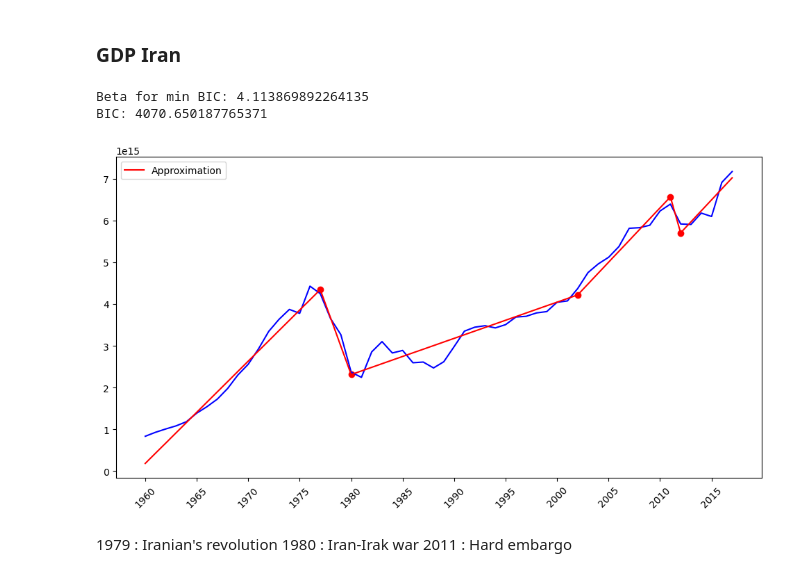
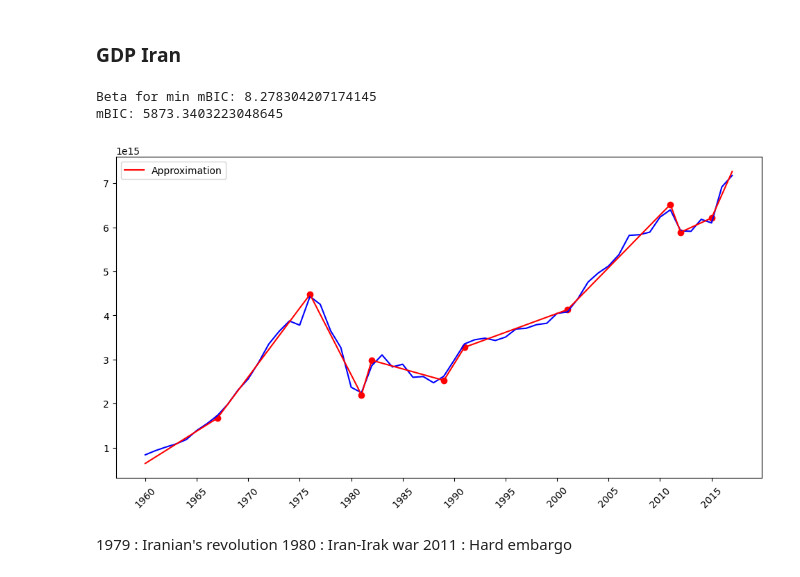
Before and after one commit to QMoayedpour/CPD_MVA, a Jupyter notebook: ntbk/main.ipynb, the cells around one changed output. Saved outputs shown, nothing was run; the diff lists cells and outputs as text; code cells hidden in the pictures.

```diff
--- a/ntbk/main.ipynb
+++ b/ntbk/main.ipynb
@@ -249,24 +288,22 @@ BIC:  3044.581702120418
 # %%
 ### Loading the data...
 with open("../data/gdp_iran.json", "r") as file:
     data = json.load(file)
 
 gdp_iran = np.array(data["series"][0]["raw"])
 idxs = np.array(data["time"]["raw"])
 ###
 sigma = median_abs_deviation(np.diff(gdp_iran))
 
 
 h = LogCost(1)
 
-beta = 10 * np.log(len(gdp_iran))
-
 detector = CPOP(gdp_iran, sigma, beta, h, idxs=idxs)
-detector.compute_max_criterion(beta_range=np.linspace(0.5, 20, 39), log_n=True, upd_sigma=True, verbose=True, reset_sigma=False, criterion="BIC", noticks=False)
+detector.compute_max_criterion(beta_range=np.linspace(0.5, 20, 39), log_n=True, upd_sigma=True, verbose=True, reset_sigma=False, criterion="mBIC", noticks=False)
 # %% [output]
-Beta for min BIC: 4.113869892264135
-BIC: 4070.650187765371
+Beta for min mBIC: 8.278304207174145
+mBIC: 5873.3403223048645
-[figure, old version]
+[figure, new version]
 # %% [markdown]
 1979 : Iranian's revolution
 1980 : Iran-Irak war
```
Also changed, not shown: parts of 11 cells of this notebook, 1 other file.
